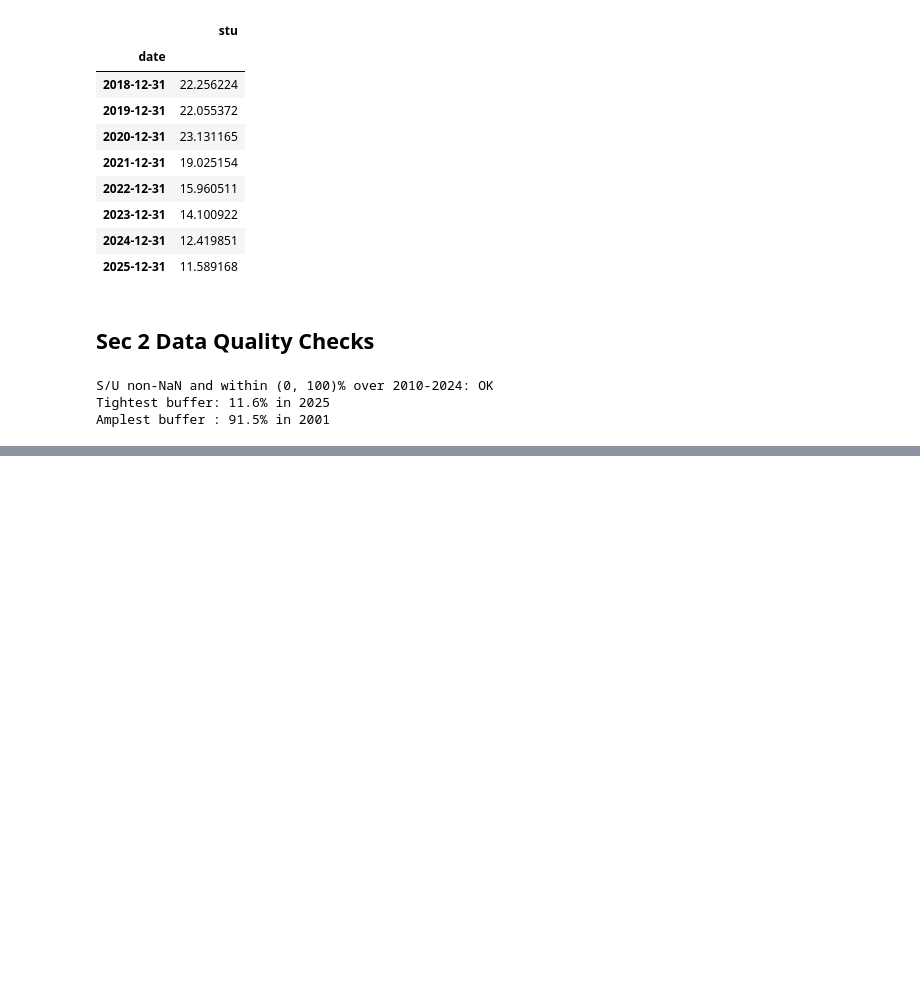
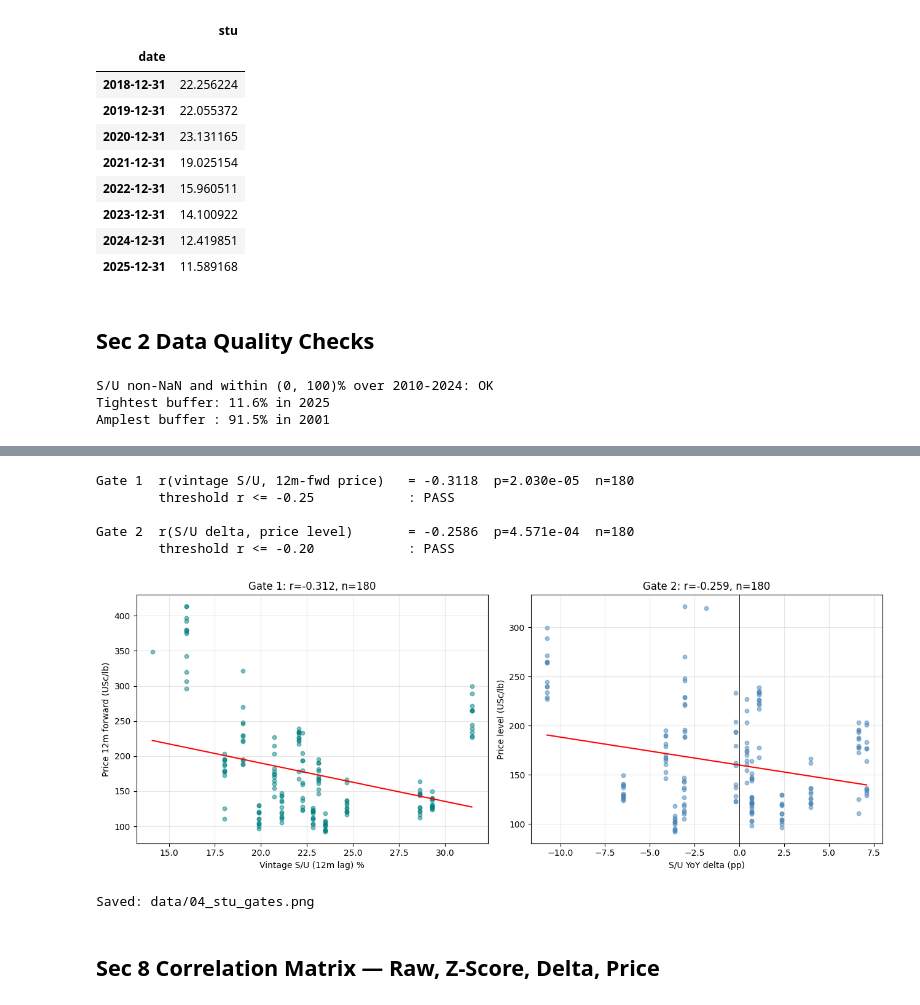
Before and after one commit to abhirajp97/greensignal, a Jupyter notebook: notebooks/coffee_backtests/04_usda_supply_signal.ipynb, the cells around one changed output, grey strips where cells are left out. Drawn from its saved outputs; the diff is of its cells as text; code cells hidden in the pictures; blank space fills up the shorter version.

```diff
--- a/notebooks/coffee_backtests/04_usda_supply_signal.ipynb
+++ b/notebooks/coffee_backtests/04_usda_supply_signal.ipynb
@@ -364,0 +363,55 @@ series -> stu_risk ~ 1.0, a strong current BUY-side amplifier. Calibrate the
+# %%
+# Gate 1: vintage S/U vs 12m-forward price level
+g1 = core_raw[['stu_vintage', 'fwd_12m']].dropna()
+r_g1, p_g1 = stats.pearsonr(g1['stu_vintage'], g1['fwd_12m'])
+gate1_pass = r_g1 <= -0.25
+
+# Gate 2: vintage-lagged delta vs contemporaneous price level
+g2 = core_raw[['stu_delta_vintage', 'settle']].dropna()
+r_g2, p_g2 = stats.pearsonr(g2['stu_delta_vintage'], g2['settle'])
+gate2_pass = r_g2 <= -0.20
+
+print(f'Gate 1  r(vintage S/U, 12m-fwd price)   = {r_g1:+.4f}  p={p_g1:.3e}  n={len(g1)}')
+print(f'        threshold r <= -0.25            : {"PASS" if gate1_pass else "FAIL"}')
+print()
+print(f'Gate 2  r(S/U delta, price level)       = {r_g2:+.4f}  p={p_g2:.3e}  n={len(g2)}')
+print(f'        threshold r <= -0.20            : {"PASS" if gate2_pass else "FAIL"}')
+# %% [output]
+Gate 1  r(vintage S/U, 12m-fwd price)   = -0.3118  p=2.030e-05  n=180
+        threshold r <= -0.25            : PASS
+
+Gate 2  r(S/U delta, price level)       = -0.2586  p=4.571e-04  n=180
+        threshold r <= -0.20            : PASS
+# %%
+fig, axes = plt.subplots(1, 2, figsize=(13, 5))
+
+ax = axes[0]
+ax.scatter(g1['stu_vintage'], g1['fwd_12m'], alpha=0.5, s=22, color='teal')
+b, a = np.polyfit(g1['stu_vintage'], g1['fwd_12m'], 1)
+xs = np.linspace(g1['stu_vintage'].min(), g1['stu_vintage'].max(), 50)
+ax.plot(xs, a + b * xs, color='red', lw=1.5)
+ax.set_xlabel(f'Vintage S/U ({VINTAGE_LAG_MONTHS}m lag) %')
+ax.set_ylabel('Price 12m forward (USc/lb)')
+ax.set_title(f'Gate 1: r={r_g1:+.3f}, n={len(g1)}')
+ax.grid(True, alpha=0.3)
+
+ax = axes[1]
+ax.scatter(g2['stu_delta_vintage'], g2['settle'], alpha=0.5, s=22, color='steelblue')
+b, a = np.polyfit(g2['stu_delta_vintage'], g2['settle'], 1)
+xs = np.linspace(g2['stu_delta_vintage'].min(), g2['stu_delta_vintage'].max(), 50)
+ax.plot(xs, a + b * xs, color='red', lw=1.5)
+ax.axvline(0, color='black', lw=0.6)
+ax.set_xlabel('S/U YoY delta (pp)')
+ax.set_ylabel('Price level (USc/lb)')
+ax.set_title(f'Gate 2: r={r_g2:+.3f}, n={len(g2)}')
+ax.grid(True, alpha=0.3)
+
+plt.tight_layout()
+plt.savefig('data/04_stu_gates.png', dpi=150, bbox_inches='tight')
+plt.show()
+print('Saved: data/04_stu_gates.png')
+# %% [output]
+[figure, added]
+Saved: data/04_stu_gates.png
+# %% [markdown]
+## Sec 8  Correlation Matrix — Raw, Z-Score, Delta, Price
```
Also changed, not shown: parts of 50 cells of this notebook, 12 other files.
